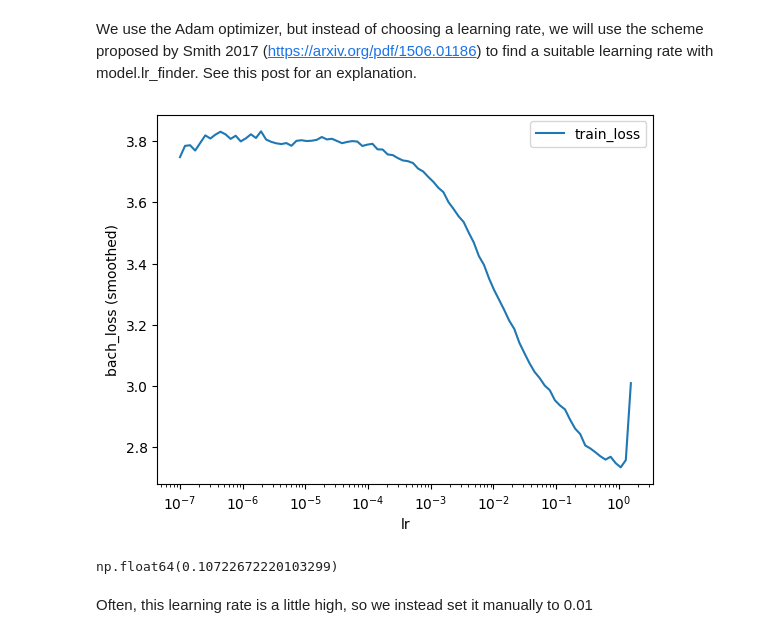
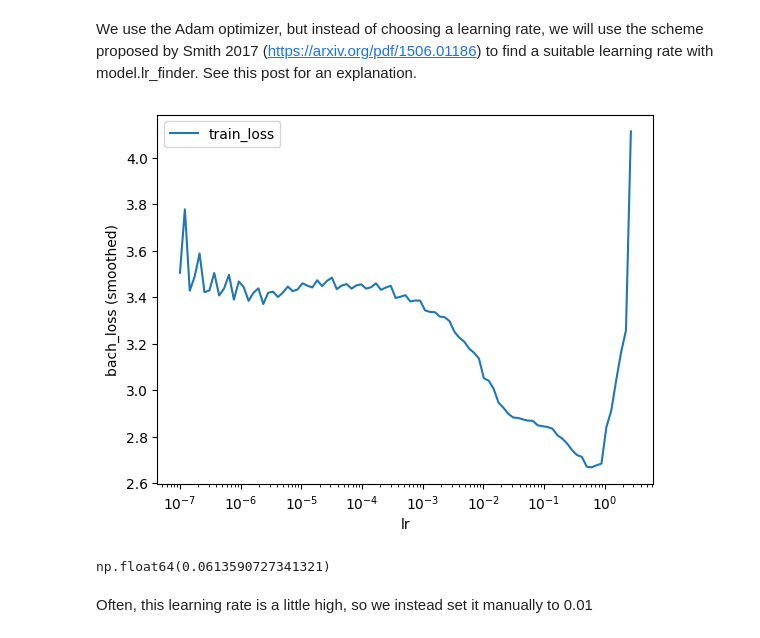
Before and after one commit to giorgiaBertacchini/miRNA_survival_analysis, a Jupyter notebook: notebooks/deepSurv.ipynb, the cells around one changed output. Cells and saved outputs as stored; diff of their text form; code cells hidden in the pictures.

```diff
--- a/notebooks/deepSurv.ipynb
+++ b/notebooks/deepSurv.ipynb
@@ -110,11 +108,12 @@ val = x_val, y_val"""
 # %% [markdown]
 ##### my
 # %%
-get_target = lambda df: (df['duration'].values, df['event'].values)
-y = get_target(dataset)
+y = dataset[['duration', 'event']].copy()
 
-scaled_X = x_mapper.fit_transform(dataset).astype('float32')
-scaled_X.drop(columns=['duration', 'event'], inplace=True)
+scaled_X = pd.DataFrame(
+    x_mapper.fit_transform(dataset).astype('float32'),
+    columns=dataset.columns.drop(['duration', 'event'])
+)
 # %% [markdown]
 ## Data splitting
 # %%
@@ -147,20 +149,20 @@ net = tt.practical.MLPVanilla(in_features, num_nodes, out_features, batch_norm,
                               dropout, output_bias=output_bias)"""
 # %%
 class DeepSurvNet_3(nn.Module):
-    def __init__(self, input_dim):
+    def __init__(self, input_dim, num_nodes1=64, num_nodes2=32, dropout=0.3):
         super().__init__()
         self.model = nn.Sequential(
-            nn.Linear(input_dim, 64),
-            nn.BatchNorm1d(64),
+            nn.Linear(input_dim, num_nodes1),
+            nn.BatchNorm1d(num_nodes1),
             nn.ReLU(),
-            nn.Dropout(0.3),
+            nn.Dropout(dropout),
 
-            nn.Linear(64, 32),
-            nn.BatchNorm1d(32),
+            nn.Linear(num_nodes1, num_nodes2),
+            nn.BatchNorm1d(num_nodes2),
             nn.ReLU(),
-            nn.Dropout(0.3),
+            nn.Dropout(dropout),
 
-            nn.Linear(32, 1),
+            nn.Linear(num_nodes2, 1)
         )
 
     def forward(self, x):
@@ -213,15 +215,17 @@ model = CoxPH(net, tt.optim.Adam)
 #model = CoxPH(net_5, tt.optim.Adam)
 # %%
 batch_size = 256
+
+y_train_struct = (y_train['duration'].to_numpy(), y_train['event'].to_numpy())
 #lrfinder = model.lr_finder(x_train, y_train, batch_size, tolerance=10)
-lrfinder = model.lr_finder(X_train, y_train, batch_size, tolerance=10)
+lrfinder = model.lr_finder(X_train.to_numpy(), y_train_struct, batch_size, tolerance=10)
 _ = lrfinder.plot()
 # %% [output]
-[figure, old version]
+[figure, new version]
 # %%
 lrfinder.get_best_lr()
 # %% [output]
-np.float64(0.10722672220103299)
+np.float64(0.0613590727341321)
 # %% [markdown]
 Often, this learning rate is a little high, so we instead set it manually to 0.01
 # %%
```
Also changed, not shown: parts of 5 cells of this notebook, 1 other file.
